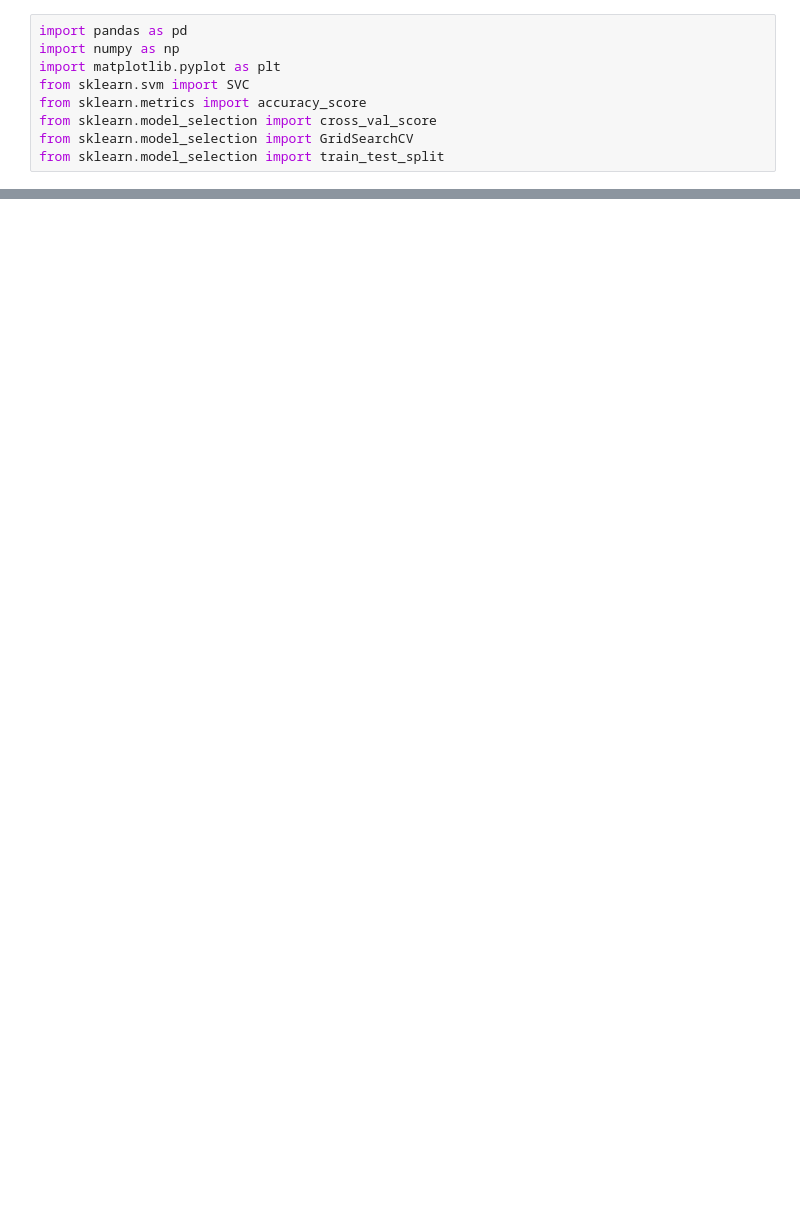
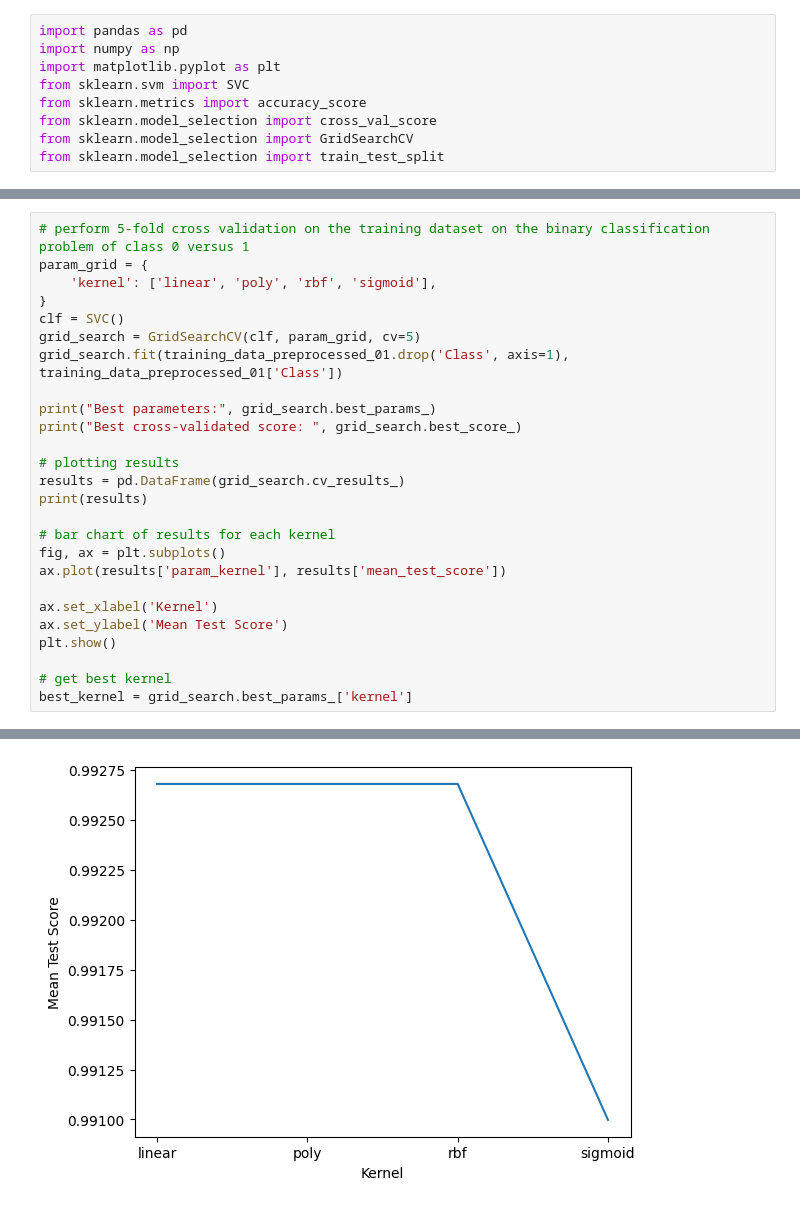
Before and after one commit to boncui/514-PA2, a Jupyter notebook: SVM.ipynb, the cells around one changed output, grey strips where cells are left out. Cells and saved outputs as stored; diff of their text form; blank space fills up the shorter version.

```diff
--- a/SVM.ipynb
+++ b/SVM.ipynb
@@ -76,3 +76,30 @@ print(testing_data_preprocessed.head())
 4     1     0     0     0     0     0     1
 
 [5 rows x 26 columns]
+# %%
+# perform 5-fold cross validation on the training dataset on the binary classification problem of class 0 versus 1
+param_grid = {
+    'kernel': ['linear', 'poly', 'rbf', 'sigmoid'],
+}
+clf = SVC()
+grid_search = GridSearchCV(clf, param_grid, cv=5)
+grid_search.fit(training_data_preprocessed_01.drop('Class', axis=1), training_data_preprocessed_01['Class'])
+
+print("Best parameters:", grid_search.best_params_)
+print("Best cross-validated score: ", grid_search.best_score_)
+
+# plotting results
+results = pd.DataFrame(grid_search.cv_results_)
+print(results)
+
+# bar chart of results for each kernel
+fig, ax = plt.subplots()
+ax.plot(results['param_kernel'], results['mean_test_score'])
+
+ax.set_xlabel('Kernel')
+ax.set_ylabel('Mean Test Score')
+plt.show()
+
+# get best kernel
+best_kernel = grid_search.best_params_['kernel']
+# %% [output]
@@ -79 +123,2 @@ print(testing_data_preprocessed.head())
+[figure, added]
 # %%
```
Also changed, not shown: parts of 8 cells of this notebook.
